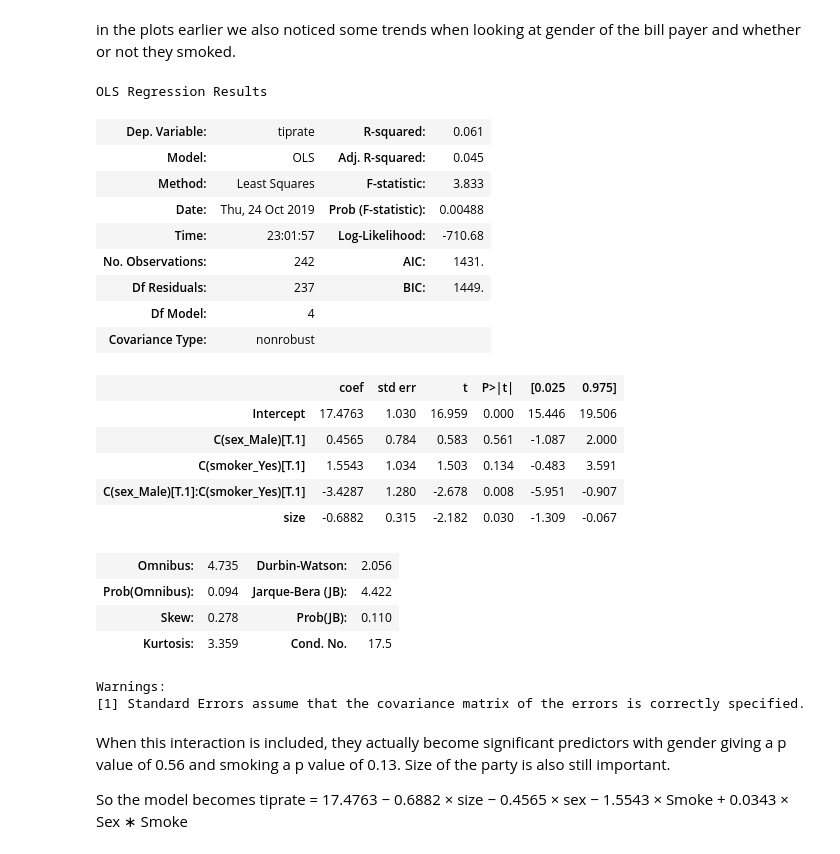
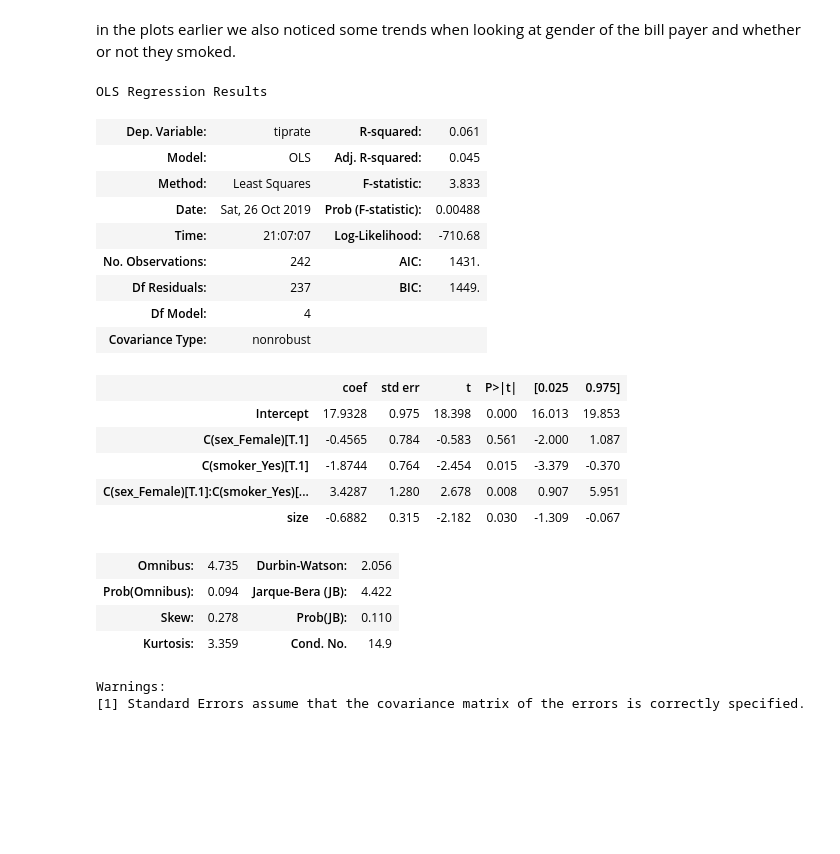
Before and after one commit to zoecahill1/fundamentals-project, a Jupyter notebook: tips-dataset.ipynb, the cells around one changed output. Drawn from its saved outputs; the diff is of its cells as text; code cells hidden in the pictures; blank space fills up the shorter version.

```diff
--- a/tips-dataset.ipynb
+++ b/tips-dataset.ipynb
@@ -690,34 +707,30 @@ in the plots earlier we also noticed some trends when looking at gender of the b
 # %%
 # Model of tiprate against size, smoker and gender
 # and also including the interaction between gender and smoking
 # Large tips still omitted
-model = ols("tiprate ~ C(sex_Male)*C(smoker_Yes) + size + C(sex_Male) + C(smoker_Yes)", data=tips)
+model = ols("tiprate ~ C(sex_Female)*C(smoker_Yes) + size + C(sex_Female) + C(smoker_Yes)", data=tips)
 results = model.fit()
 results.summary()
 # %% [output]
 OLS Regression Results
 | Dep. Variable: | tiprate | R-squared: | 0.061 |
 | Model: | OLS | Adj. R-squared: | 0.045 |
 | Method: | Least Squares | F-statistic: | 3.833 |
-| Date: | Thu, 24 Oct 2019 | Prob (F-statistic): | 0.00488 |
-| Time: | 23:01:57 | Log-Likelihood: | -710.68 |
+| Date: | Sat, 26 Oct 2019 | Prob (F-statistic): | 0.00488 |
+| Time: | 21:07:07 | Log-Likelihood: | -710.68 |
 | No. Observations: | 242 | AIC: | 1431. |
 | Df Residuals: | 237 | BIC: | 1449. |
 | Df Model: | 4 |  |  |
 | Covariance Type: | nonrobust |  |  |
 |  | coef | std err | t | P>|t| | [0.025 | 0.975] |
-| Intercept | 17.4763 | 1.030 | 16.959 | 0.000 | 15.446 | 19.506 |
-| C(sex_Male)[T.1] | 0.4565 | 0.784 | 0.583 | 0.561 | -1.087 | 2.000 |
-| C(smoker_Yes)[T.1] | 1.5543 | 1.034 | 1.503 | 0.134 | -0.483 | 3.591 |
-| C(sex_Male)[T.1]:C(smoker_Yes)[T.1] | -3.4287 | 1.280 | -2.678 | 0.008 | -5.951 | -0.907 |
+| Intercept | 17.9328 | 0.975 | 18.398 | 0.000 | 16.013 | 19.853 |
+| C(sex_Female)[T.1] | -0.4565 | 0.784 | -0.583 | 0.561 | -2.000 | 1.087 |
+| C(smoker_Yes)[T.1] | -1.8744 | 0.764 | -2.454 | 0.015 | -3.379 | -0.370 |
+| C(sex_Female)[T.1]:C(smoker_Yes)[... | 3.4287 | 1.280 | 2.678 | 0.008 | 0.907 | 5.951 |
 | size | -0.6882 | 0.315 | -2.182 | 0.030 | -1.309 | -0.067 |
 | Omnibus: | 4.735 | Durbin-Watson: | 2.056 |
 | Prob(Omnibus): | 0.094 | Jarque-Bera (JB): | 4.422 |
 | Skew: | 0.278 | Prob(JB): | 0.110 |
-| Kurtosis: | 3.359 | Cond. No. | 17.5 |
+| Kurtosis: | 3.359 | Cond. No. | 14.9 |
 Warnings:
 [1] Standard Errors assume that the covariance matrix of the errors is correctly specified.
-# %% [markdown]
-When this interaction is included, they actually become significant predictors with gender giving a p value of 0.56 and smoking a p value of 0.13. Size of the party is also still important.
-
-So the model becomes tiprate = 17.4763 − 0.6882 × size − 0.4565 × sex − 1.5543 × Smoke + 0.0343 × Sex ∗ Smoke
```
Also changed, not shown: parts of 16 cells of this notebook, 1 other file.
